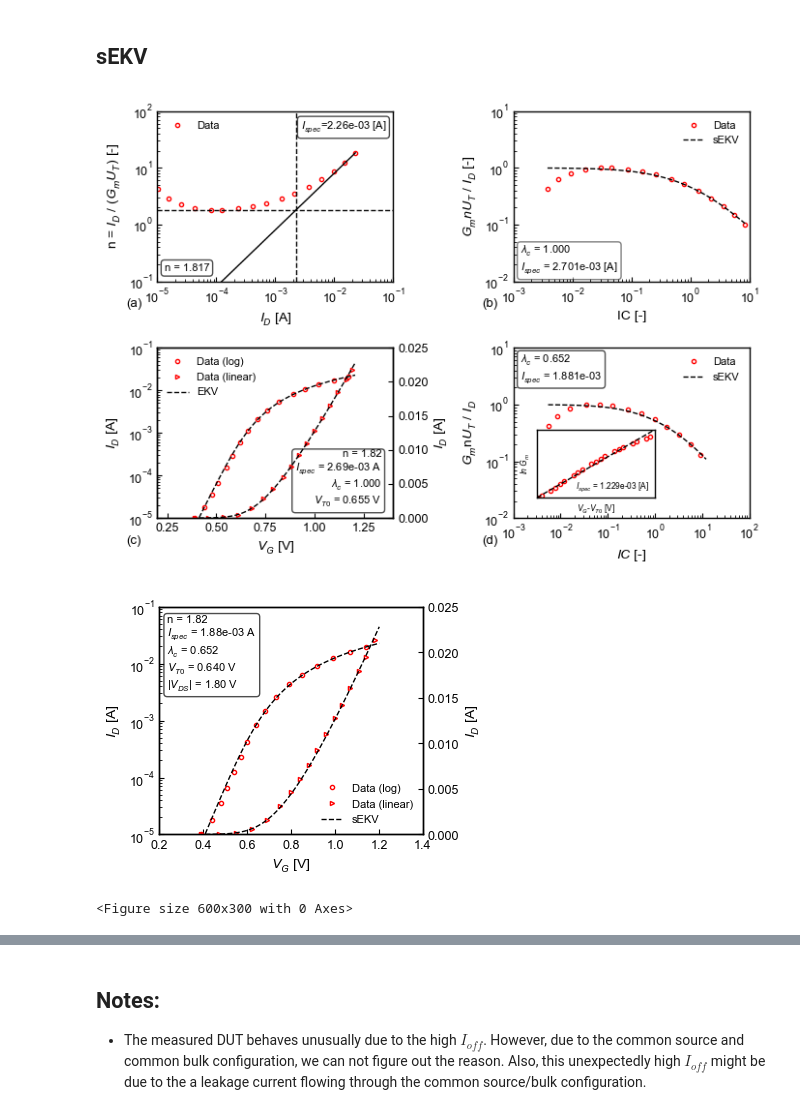
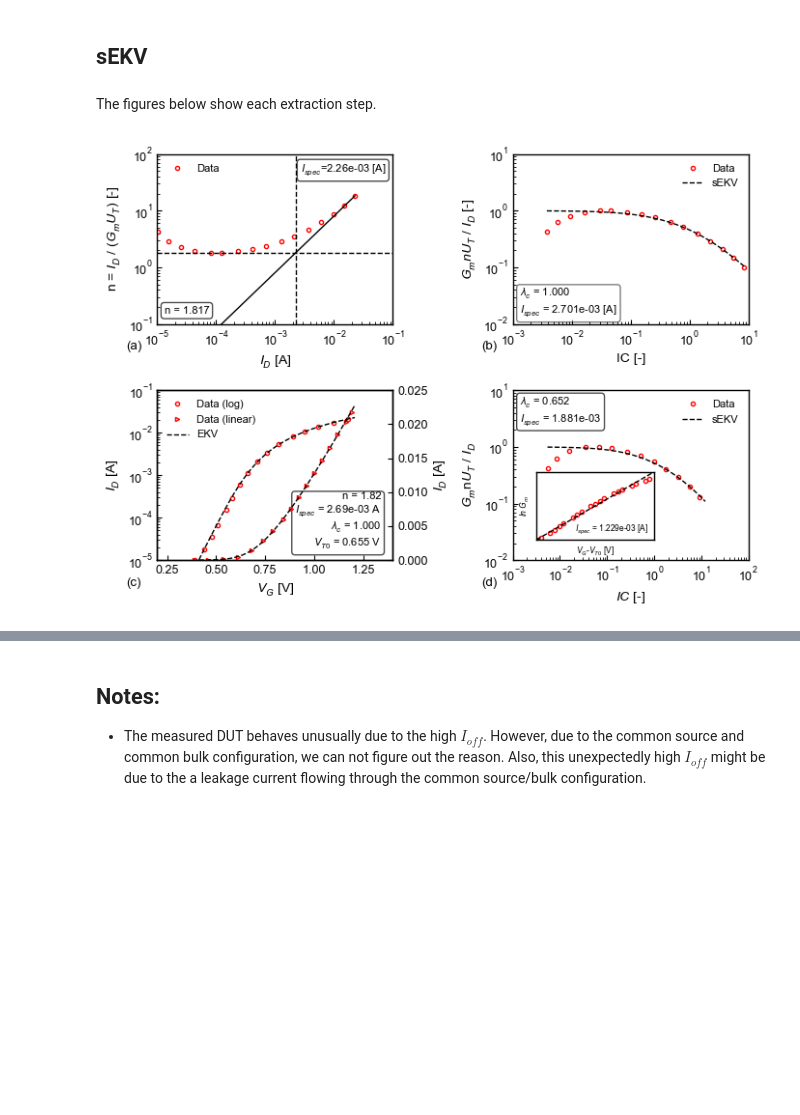
Before and after one commit to google/skywater-pdk-sky130-raw-data, a Jupyter notebook: notebooks/electrical_characterization_sky130_epfl.ipynb, the cells around one changed output, grey strips where cells are left out. Saved outputs shown, nothing was run; the diff lists cells and outputs as text; code cells hidden in the pictures; blank space fills up the shorter version.

```diff
--- a/notebooks/electrical_characterization_sky130_epfl.ipynb
+++ b/notebooks/electrical_characterization_sky130_epfl.ipynb
@@ -200,12 +223,3 @@ plot_idvd(df, "n")
 [figure]
 # %% [markdown]
 ## sEKV
-# %%
-res = sekve.Extractor(vg=idvg_sat[idvg_sat.ID > 1E-5].VG.values,
-                      i=idvg_sat[idvg_sat.ID > 1E-5].ID.values,
-                      vd=1.8, force_lambdac_0=False)
-res.run_extraction();
-# %% [output]
-[figure, removed]
-[figure, removed]
-<Figure size 600x300 with 0 Axes>
@@ -211,0 +232,6 @@ res.run_extraction();
+# %% [markdown]
+The figures below show each extraction step.
+# %%
+res.progress_fig
+# %% [output]
+[figure, added]
```
Also changed, not shown: parts of 26 cells of this notebook.
